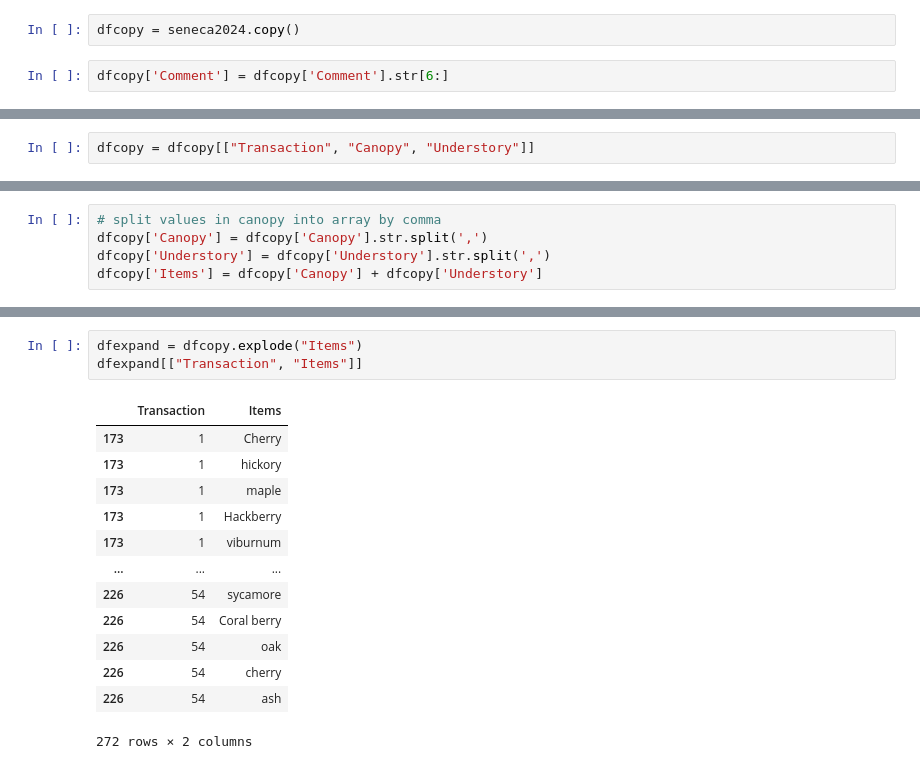
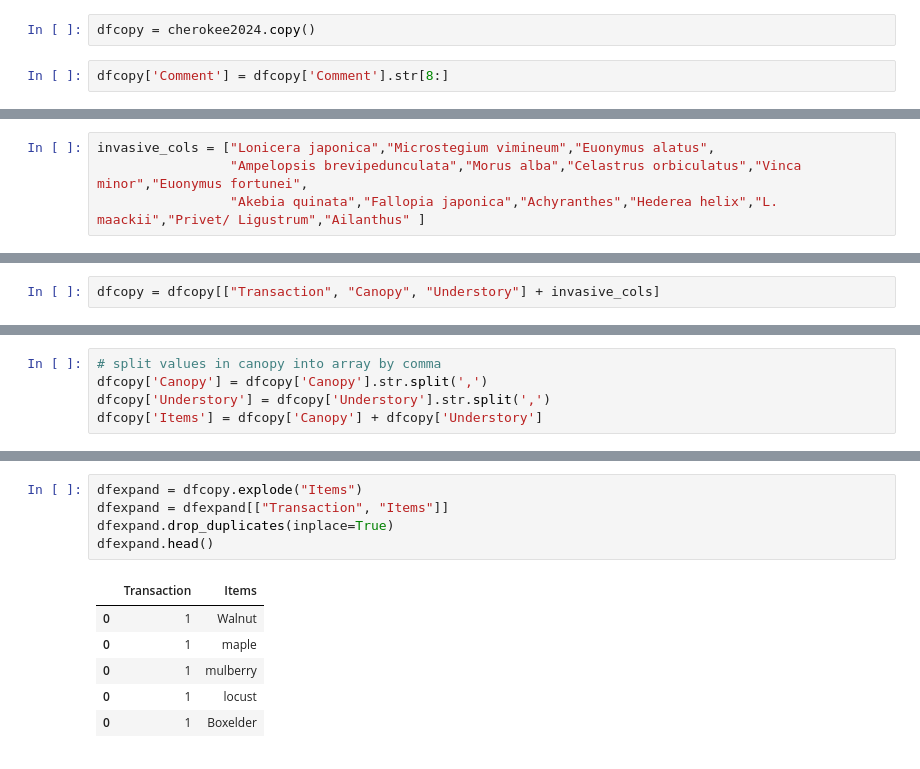
Before and after one commit to zaccowan/Cherokee_Seneca_EDA, a Jupyter notebook: Cherokee_Seneca_2022_2024_EDA.ipynb, the cells around one changed output, grey strips where cells are left out. Cells and saved outputs as stored; diff of their text form.

Commit message:
Tried sampling invasive species into associative rule

```diff
--- a/Cherokee_Seneca_2022_2024_EDA.ipynb
+++ b/Cherokee_Seneca_2022_2024_EDA.ipynb
@@ -525,8 +526,8 @@ In conclusion, while Cherokee and Seneca Parks support a rich diversity of plant
 from mlxtend.frequent_patterns import apriori, association_rules
 # %%
-dfcopy = seneca2024.copy()
+dfcopy = cherokee2024.copy()
 # %%
-dfcopy['Comment'] = dfcopy['Comment'].str[6:]
+dfcopy['Comment'] = dfcopy['Comment'].str[8:]
 # %%
 dfcopy.head()
 # %% [output]
@@ -539,8 +540,12 @@ dfcopy.head()
 5 rows × 24 columns
+# %%
+invasive_cols = ["Lonicera japonica","Microstegium vimineum","Euonymus alatus",
+                 "Ampelopsis brevipedunculata","Morus alba","Celastrus orbiculatus","Vinca minor","Euonymus fortunei",
+                 "Akebia quinata","Fallopia japonica","Achyranthes","Hederea helix","L. maackii","Privet/ Ligustrum","Ailanthus" ]
 # %%
 dfcopy.rename(columns={'Comment': 'Transaction'}, inplace=True)
 # %%
-dfcopy = dfcopy[["Transaction", "Canopy", "Understory"]]
+dfcopy = dfcopy[["Transaction", "Canopy", "Understory"] + invasive_cols]
 # %%
 dfcopy.head()
 # %% [output]
@@ -579,17 +575,12 @@ dtype: object
 # %%
 dfexpand = dfcopy.explode("Items")
-dfexpand[["Transaction", "Items"]]
+dfexpand = dfexpand[["Transaction", "Items"]]
+dfexpand.drop_duplicates(inplace=True)
+dfexpand.head()
 # %% [output]
 |  | Transaction | Items |
-| 173 | 1 | Cherry |
-| 173 | 1 | hickory |
-| 173 | 1 | maple |
-| 173 | 1 | Hackberry |
-| 173 | 1 | viburnum |
-| ... | ... | ... |
-| 226 | 54 | sycamore |
-| 226 | 54 | Coral berry |
-| 226 | 54 | oak |
-| 226 | 54 | cherry |
-| 226 | 54 | ash |
+| 0 | 1 | Walnut |
+| 0 | 1 | maple |
+| 0 | 1 | mulberry |
+| 0 | 1 | locust |
+| 0 | 1 | Boxelder |
-272 rows × 2 columns
```
Also changed, not shown: parts of 12 cells of this notebook.
